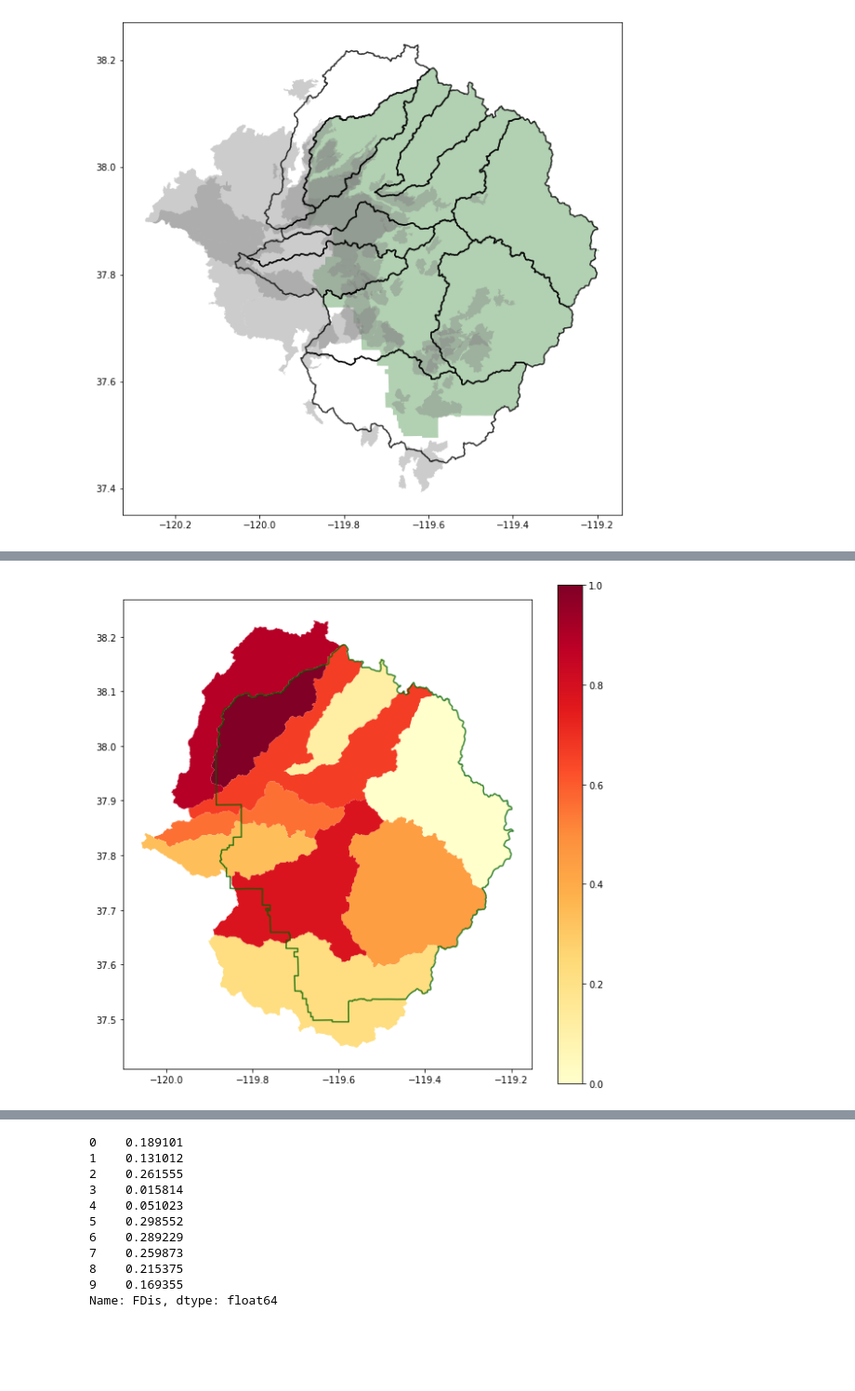
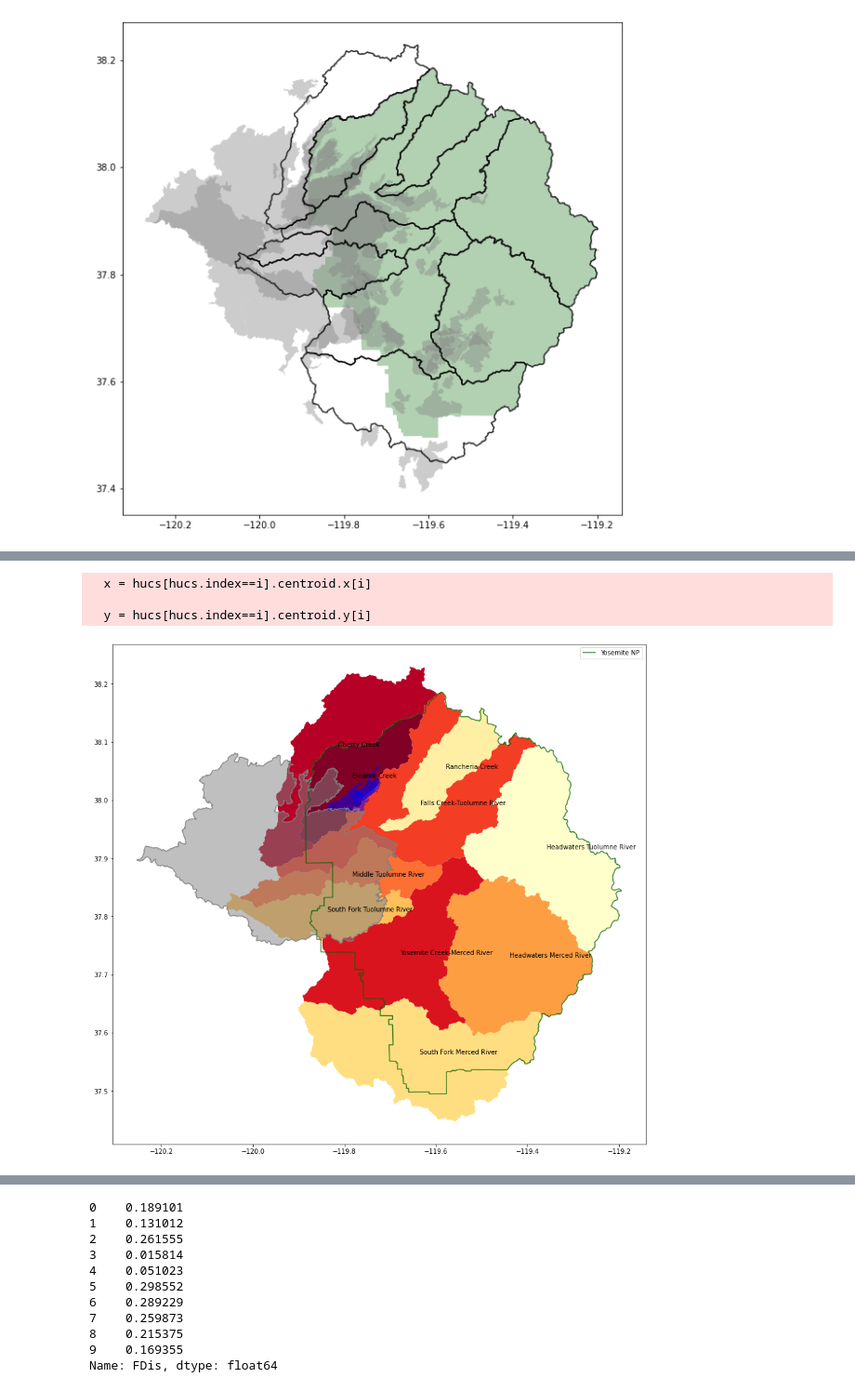
Before and after one commit to mariannecowherd/pyrodiversity, a Jupyter notebook: code/YosemiteDemo.ipynb, the cells around one changed output, grey strips where cells are left out. Shown at 93% size. Saved outputs shown, nothing was run; the diff lists cells and outputs as text; code cells hidden in the pictures; blank space fills up the shorter version.

Commit message:
update pyrodiversity plotting

```diff
--- a/code/YosemiteDemo.ipynb
+++ b/code/YosemiteDemo.ipynb
@@ -34,13 +29,24 @@ pydi3.plot(column='FDis',cmap='Reds')
 # %%
 from matplotlib import cm
-fig,ax=plt.subplots(figsize=(10,10))
+fig,ax=plt.subplots(figsize=(15,15))
 cmap='YlOrRd'
 norm = None
-yose.boundary.plot(ax=ax,color='darkgreen',alpha=0.8)
-p = pydi3.plot(column='FDis',cmap=cmap,ax=ax,alpha=1)
-fig.colorbar(cm.ScalarMappable(norm=norm, cmap=cmap), ax=ax)
-for h in hucs:
-    ax.text(h.name)
+yose.boundary.plot(ax=ax,color='darkgreen',alpha=0.8,label = 'Yosemite NP')
+pydi3.plot(column='FDis',cmap=cmap,ax=ax,alpha=1,label = 'pyrodiversity',legend=True)
+# fig.colorbar(cm.ScalarMappable(norm=norm, cmap=cmap), ax=ax)
+for i in range(len(hucs.index)):
+    x = hucs[hucs.index==i].centroid.x[i]
+    y = hucs[hucs.index==i].centroid.y[i]
+    name = hucs[hucs.index==i].Name[i]
+    ax.text(x,y,name)
+yose_fires[yose_fires.Fire_Name=='RIM'].plot(ax=ax,color='gray',alpha=0.5,label = 'Rim Fire')
+yose_fires[yose_fires.Fire_Name=='RIM'].boundary.plot(ax=ax,color='gray',alpha=0.9)
+yose_fires[yose_fires.Fire_Name=='FROG'].plot(ax=ax,color='blue',alpha=0.5,label = 'Frog Fire')
+
+ax.legend()
 plt.show()
 # %% [output]
+  x = hucs[hucs.index==i].centroid.x[i]
+
+  y = hucs[hucs.index==i].centroid.y[i]
-[figure, old version]
+[figure, new version]
```
Also changed, not shown: parts of 5 cells of this notebook, 1 other file.
